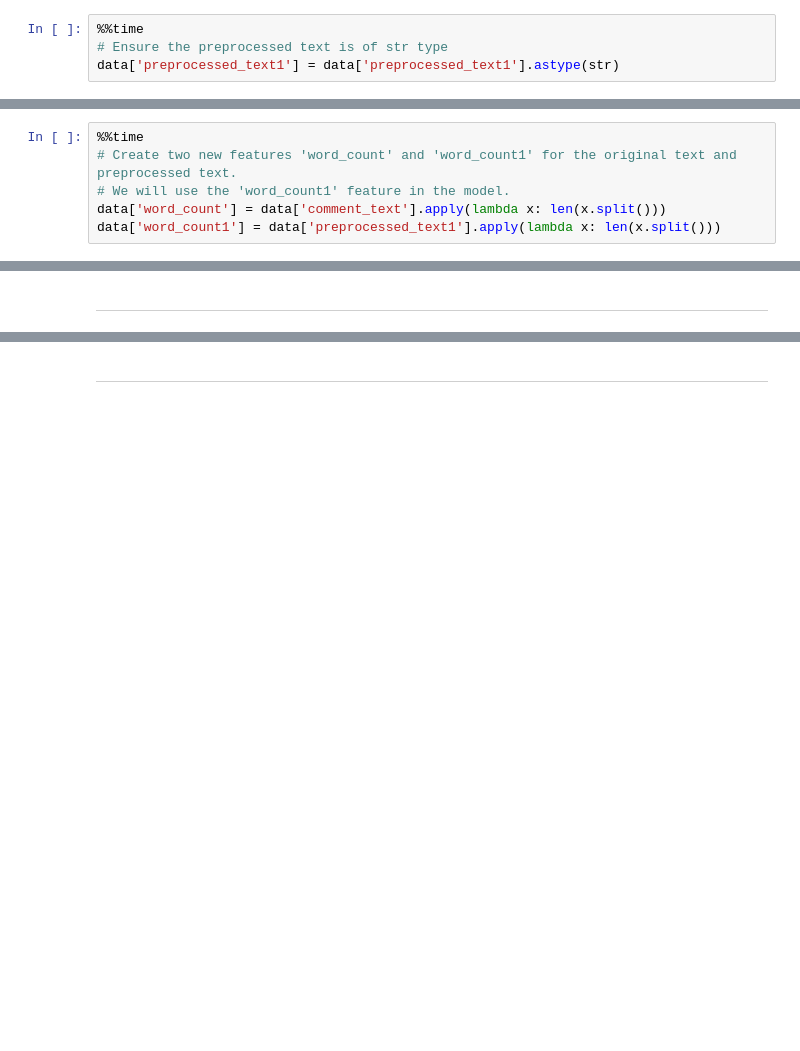
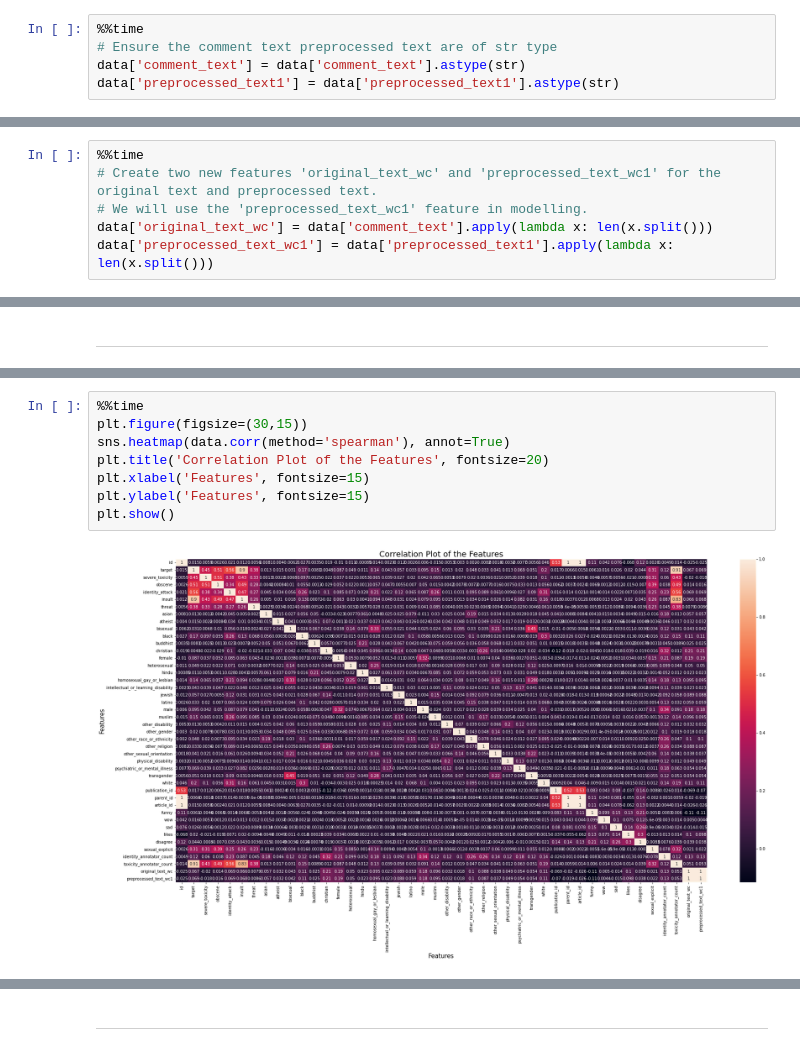
Before and after one commit to pulkitratnaganjeer/ToxicityClassification, a Jupyter notebook: 2.Data Preprocessing.ipynb, the cells around one changed output, grey strips where cells are left out. Saved outputs shown, nothing was run; the diff lists cells and outputs as text; blank space fills up the shorter version.

Commit message:
Data Preprocessing and Baseline Modeling

```diff
--- a/2.Data Preprocessing.ipynb
+++ b/2.Data Preprocessing.ipynb
@@ -726,6 +740,7 @@ Wall time: 27.5 s
 * Hence, we will create a new feature to capture the number of words in the comment text.
 # %%
 %%time
-# Ensure the preprocessed text is of str type
+# Ensure the comment text preprocessed text are of str type
+data['comment_text'] = data['comment_text'].astype(str)
 data['preprocessed_text1'] = data['preprocessed_text1'].astype(str)
 # %% [output]
@@ -734,7 +749,7 @@ Wall time: 212 ms
 # %%
 %%time
-# Create two new features 'word_count' and 'word_count1' for the original text and preprocessed text.
-# We will use the 'word_count1' feature in the model.
-data['word_count'] = data['comment_text'].apply(lambda x: len(x.split()))
-data['word_count1'] = data['preprocessed_text1'].apply(lambda x: len(x.split()))
+# Create two new features 'original_text_wc' and 'preprocessed_text_wc1' for the original text and preprocessed text.
+# We will use the 'preprocessed_text_wc1' feature in modelling.
+data['original_text_wc'] = data['comment_text'].apply(lambda x: len(x.split()))
+data['preprocessed_text_wc1'] = data['preprocessed_text1'].apply(lambda x: len(x.split()))
 # %% [output]
@@ -772,0 +788,10 @@ data[['comment_text', 'word_count', 'preprocessed_text1', 'word_count1']]
+# %%
+%%time
+plt.figure(figsize=(30,15))
+sns.heatmap(data.corr(method='spearman'), annot=True)
+plt.title('Correlation Plot of the Features', fontsize=20)
+plt.xlabel('Features', fontsize=15)
+plt.ylabel('Features', fontsize=15)
+plt.show()
+# %% [output]
+[figure, added]
```
Also changed, not shown: parts of 20 cells of this notebook, 1 other file.
